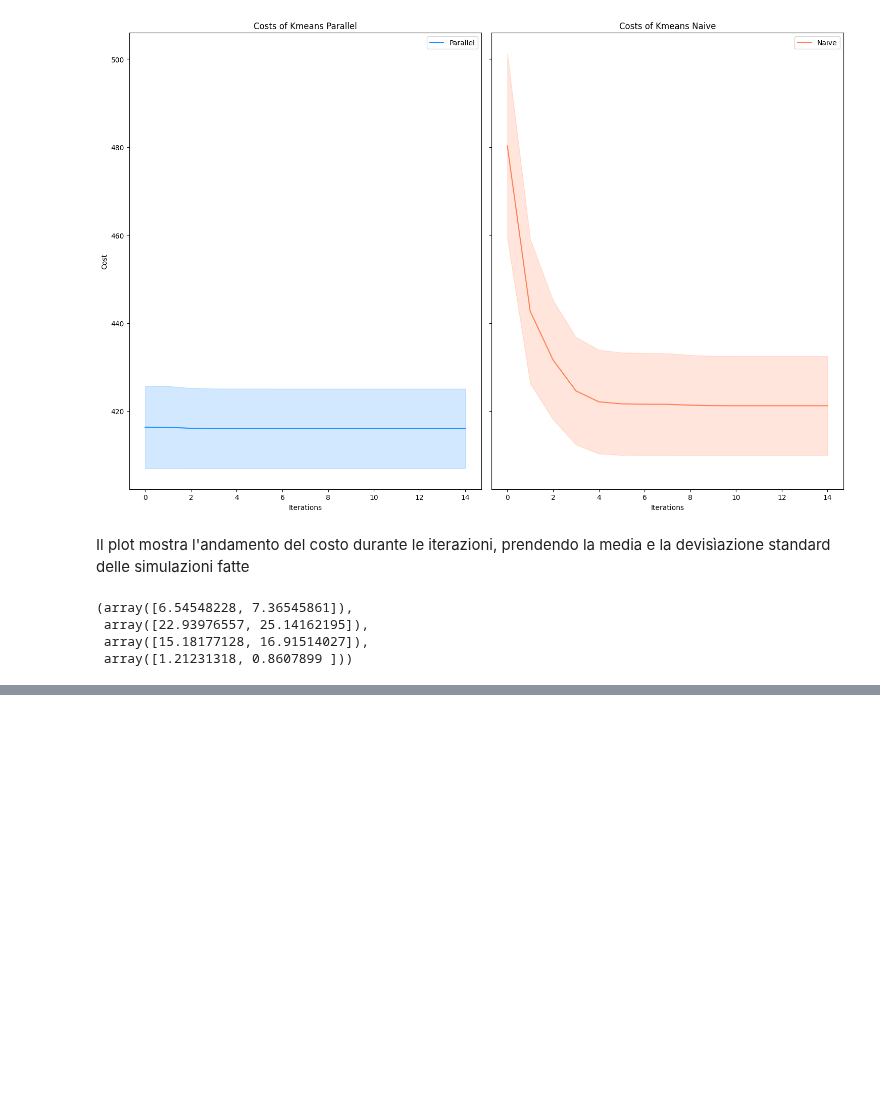
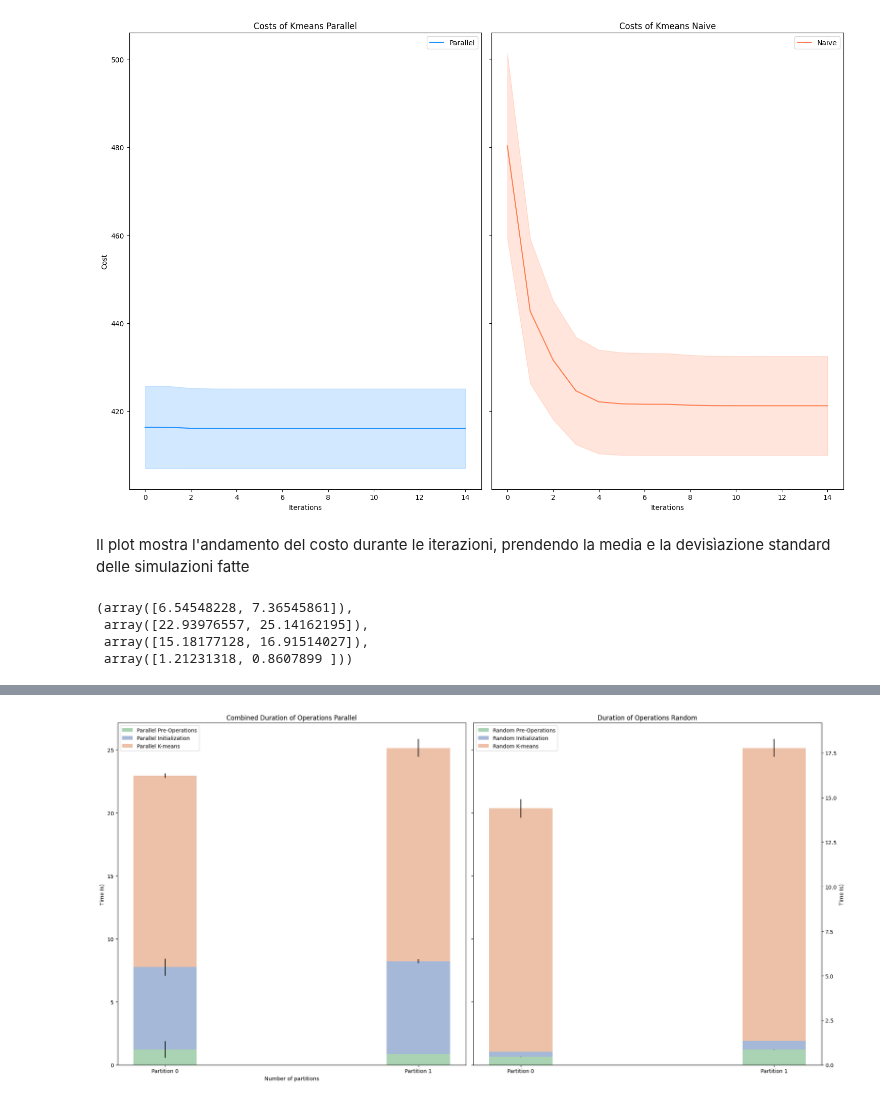
Before and after one commit to LorenzoVigorelli/Distributed-K-Means-Clustering, a Jupyter notebook: spark/DistributedKmeans/results.ipynb, the cells around one changed output, grey strips where cells are left out. Drawn from its saved outputs; the diff is of its cells as text; code cells hidden in the pictures; blank space fills up the shorter version.

```diff
--- a/spark/DistributedKmeans/results.ipynb
+++ b/spark/DistributedKmeans/results.ipynb
@@ -977,0 +950,35 @@ plt.tight_layout()
+# %%
+# Creazione del plot principale
+fig, axs = plt.subplots(1, 2, figsize=(20, 10), sharey=True)
+
+barWidth = 0.25  # Larghezza delle barre
+
+# Funzione per creare il subplot principale
+def create_subplot(ax, indices, mean1, mean2, mean3, std1, std2, std3, title, label1, label2, label3, color1, color2, color3):
+    ax.bar(indices, mean1, barWidth, yerr=std1, label=label1, color=color1, alpha=0.5)
+    ax.bar(indices, mean2, barWidth, yerr=std2, label=label2, color=color2, alpha=0.5, bottom=mean1)
+    ax.bar(indices, mean3, barWidth, yerr=std3, label=label3, color=color3, alpha=0.5, bottom=mean1+mean2)
+    ax.set_title(title)
+    ax.set_xlabel("Number of partitions")
+    ax.set_ylabel("Time (s)")
+    ax.legend()
+    ax.set_xticks(indices)
+    ax.set_xticklabels([f"Partition {i}" for i in range(len(indices))])
+
+# Applicazione della funzione al subplot principale (a sinistra)
+create_subplot(axs[0], indices, meanPpre, meanPinit, meanPkmeans,  stdPpre, stdPinit, stdPkmeans,
+               "Combined Duration of Operations Parallel", "Parallel Pre-Operations", "Parallel Initialization", "Parallel K-means",
+               colorPre, colorInit, colorKmeans)
+
+# Creazione del subplot a destra
+ax_right = axs[1].twinx()  # Creazione di un nuovo asse y a destra
+
+# Applicazione della funzione al subplot a destra
+create_subplot(ax_right, indices, meanRpre, meanRinit, meanRkmeans, stdRpre, stdRinit, stdRkmeans,
+               "Duration of Operations Random", "Random Pre-Operations", "Random Initialization", "Random K-means",
+               colorPre, colorInit, colorKmeans)
+
+plt.tight_layout()
+plt.show()
+# %% [output]
+[figure, added]
```
Also changed, not shown: parts of 5 cells of this notebook.
